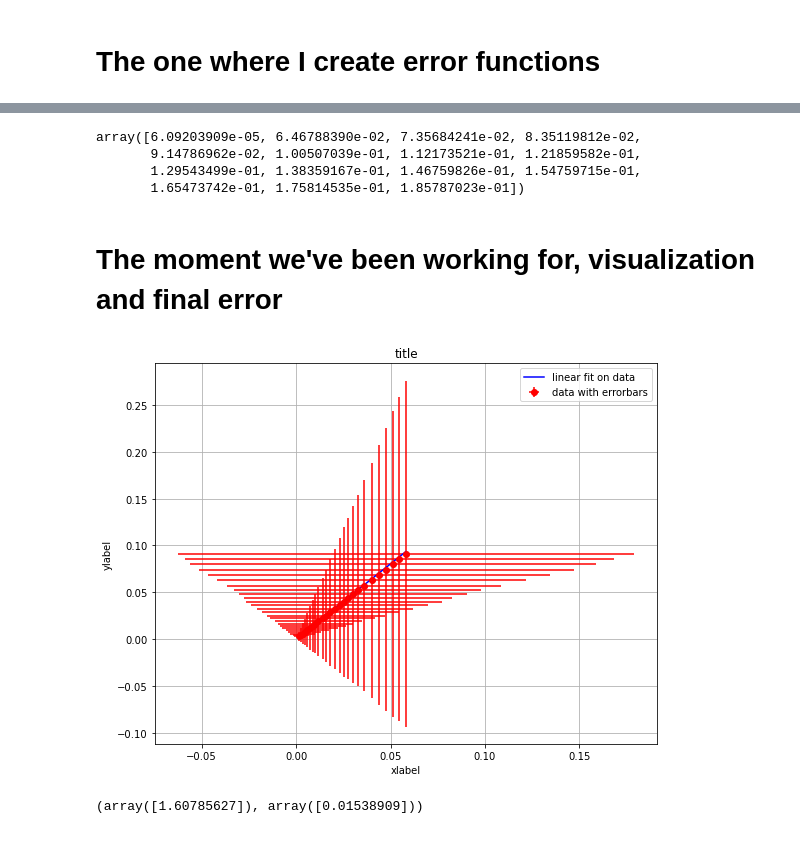
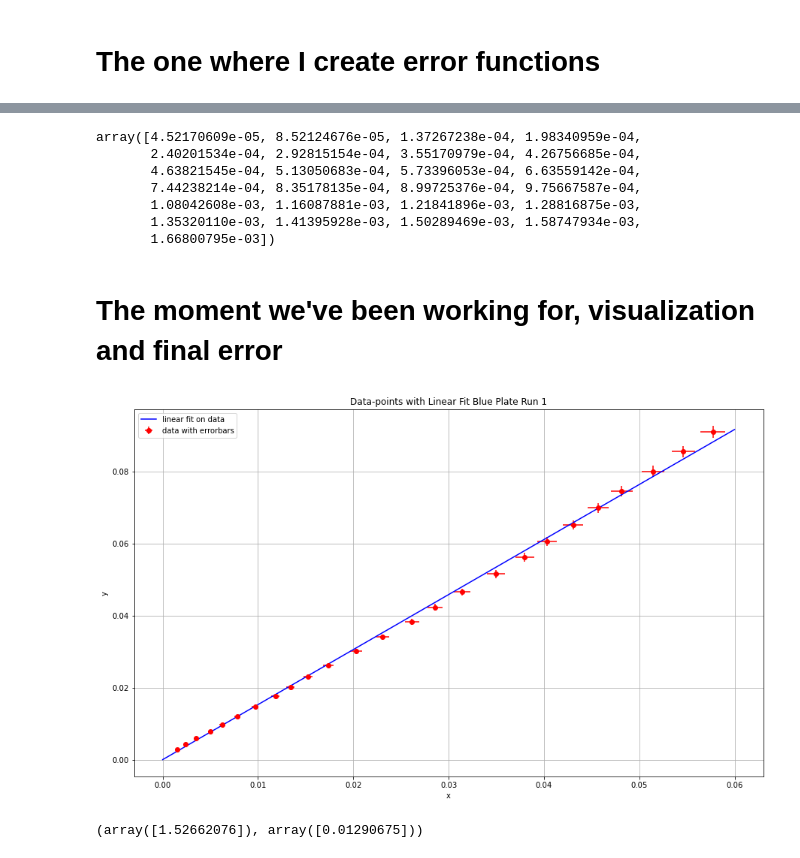
Before and after one commit to diodeamy/Waves-And-Optics, a Jupyter notebook: Refraction-Index.ipynb, the cells around one changed output, grey strips where cells are left out. Cells and saved outputs as stored; diff of their text form; code cells hidden in the pictures.

Commit message:
add plots and of course the working function to generate them
downloaded the plots after fixing the error in refractive index, they look much better now.

```diff
--- a/Refraction-Index.ipynb
+++ b/Refraction-Index.ipynb
@@ -131,0 +106,6 @@ array([[8.00000000e+00, 1.04719755e-01],
+# %%
+runB1 = del_points(runB1_init)
+runB2 = del_points(runB2_init)
+runB3 = del_points(runB3_init)
+runW1 = del_points(runW1_init)
+runW2 = del_points(runW2_init)
@@ -272,13 +276,13 @@ def x_errors(run):
 
     #declare errors
     delta_phi = (0.2*(math.pi)/180)
-    delta_n = slope_and_error(run)["slope"]
+    delta_n = slope_and_error(run)["error"]
 
     #final exression for error
     a = (x_partial_derivative_callable_phi_i(phi_is, ns) * delta_phi)**2
     b = (x_partial_derivative_callable_n(phi_is, ns) * delta_n)**2
 
-    x_del = np.sqrt(a + b)
+    x_del = np.sqrt(a + b) # + b
 
     return x_del
 # %%
@@ -329,12 +347,15 @@ def y_errors(run):
     d = 1 * 10**(-3)
     lam = 650* 10**(-9)
 
+    #vectorizes the m_error function
+    m_err_vect = np.vectorize(m_err)
+
     #declare errors
     delta_phi_i = (0.2*(math.pi)/180)
     delta_lam = 1*10**(-9)
     delta_d = 0.1*10**(-3)
-    delta_m = 2
-    delta_n = slope_and_error(run)["slope"]
+    delta_n = slope_and_error(run)["error"]
+    delta_m = m_err_vect(ms)
 
 
     #final expression for error
@@ -344,20 +365,23 @@ def y_errors(run):
     d = (y_partial_derivative_callable_m(phi_i, lam, d, ms, ns)* delta_m)**2
     e = (y_partial_derivative_callable_n(phi_i, lam, d, ms, ns)* delta_n)**2
 
-    y_del = np.sqrt(a + b + c + d + e)
+    y_del = np.sqrt(a + d +b + c + e) # +b + c + e
 
     return y_del
-# %%
-y_errors(runB1)
-# %% [output]
-array([6.09203909e-05, 6.46788390e-02, 7.35684241e-02, 8.35119812e-02,
-       9.14786962e-02, 1.00507039e-01, 1.12173521e-01, 1.21859582e-01,
-       1.29543499e-01, 1.38359167e-01, 1.46759826e-01, 1.54759715e-01,
-       1.65473742e-01, 1.75814535e-01, 1.85787023e-01])
+# %%
+y_errors(runB1)
+# %% [output]
+array([4.52170609e-05, 8.52124676e-05, 1.37267238e-04, 1.98340959e-04,
+       2.40201534e-04, 2.92815154e-04, 3.55170979e-04, 4.26756685e-04,
+       4.63821545e-04, 5.13050683e-04, 5.73396053e-04, 6.63559142e-04,
+       7.44238214e-04, 8.35178135e-04, 8.99725376e-04, 9.75667587e-04,
+       1.08042608e-03, 1.16087881e-03, 1.21841896e-03, 1.28816875e-03,
+       1.35320110e-03, 1.41395928e-03, 1.50289469e-03, 1.58747934e-03,
+       1.66800795e-03])
 # %% [markdown]
 # The moment we've been working for, visualization and final error
 # %%
-def fit(run, model="linear", n=1, supress_plot=False, supress_output=False,
+def fit(dict_run, model="linear", n=1, supress_plot=False, supress_output=False,
         title="Plot with fit", xlabel="x-axis", ylabel="y-axis"):
     '''
     Fits a model to datapoints and corresponding errors, saving a plot of the data and fit.
@@ -375,12 +399,17 @@ def fit(run, model="linear", n=1, supress_plot=False, supress_output=False,
         param:  optimal fit parameters
         error:  error on optimal fit parameters
     '''
+
+    name_of_run = extract_key(dict_run)
+    run = dict_run[name_of_run]
+
+
     x, y = matias(run)
     y_err = y_errors(run)
     x_err = x_errors(run)
 
     #set up data to fit using odr
-    odrData = RealData(x, y, y_err,y_err)#add , x_err to revert changes
+    odrData = RealData(x, y, x_err,y_err)#add , x_err to revert changes
 
     #set up linear model through the origin
     func = lambda param,x: param*x
@@ -389,7 +418,7 @@ def fit(run, model="linear", n=1, supress_plot=False, supress_output=False,
 
     #set up ODR method
     odr = ODR(odrData, model, par_guess)
-    odr.set_job(fit_type=0)#changed to type 2(least squares), previously 0
+    odr.set_job(fit_type=0)#type 2(least squares), type 0 (ODR)
 
     #compute fit parameters and their errors
     output = odr.run()
@@ -399,25 +428,28 @@ def fit(run, model="linear", n=1, supress_plot=False, supress_output=False,
 
     #plot data, errorbars on data and fit on data
     if not supress_plot:
-        plt.figure(figsize=(9,7))
+        plt.figure(figsize=(15,9))
         plt.grid(True)
 
-        plt.xlabel("xlabel")
-        plt.ylabel("ylabel")
-        plt.title("title")
+        plt.xlabel("x")
+        plt.ylabel("y")
+        plt.title("Data-points with Linear Fit {}".format(name_of_run) )
 
         plt.errorbar(x, y , y_err, x_err ,fmt="or",label="data with errorbars")
-        x = np.linspace(x[0],x[-1],1000)
+        x = np.linspace(0,0.06,1000)
         plt.plot(x,fit(x),color="b",label="linear fit on data")
 
         plt.legend()
 
+        plt.savefig("plot{}.png".format(name_of_run.replace(" ","_")))
+
         plt.show()
+
 
     if not supress_output:
         return param, error
 # %%
-fit(runB2)
+fit({"Blue Plate Run 1": runB1})
 # %% [output]
-[figure, old version]
+[figure, new version]
-(array([1.60785627]), array([0.01538909]))
+(array([1.52662076]), array([0.01290675]))
```
Also changed, not shown: parts of 16 cells of this notebook, 5 other files.
